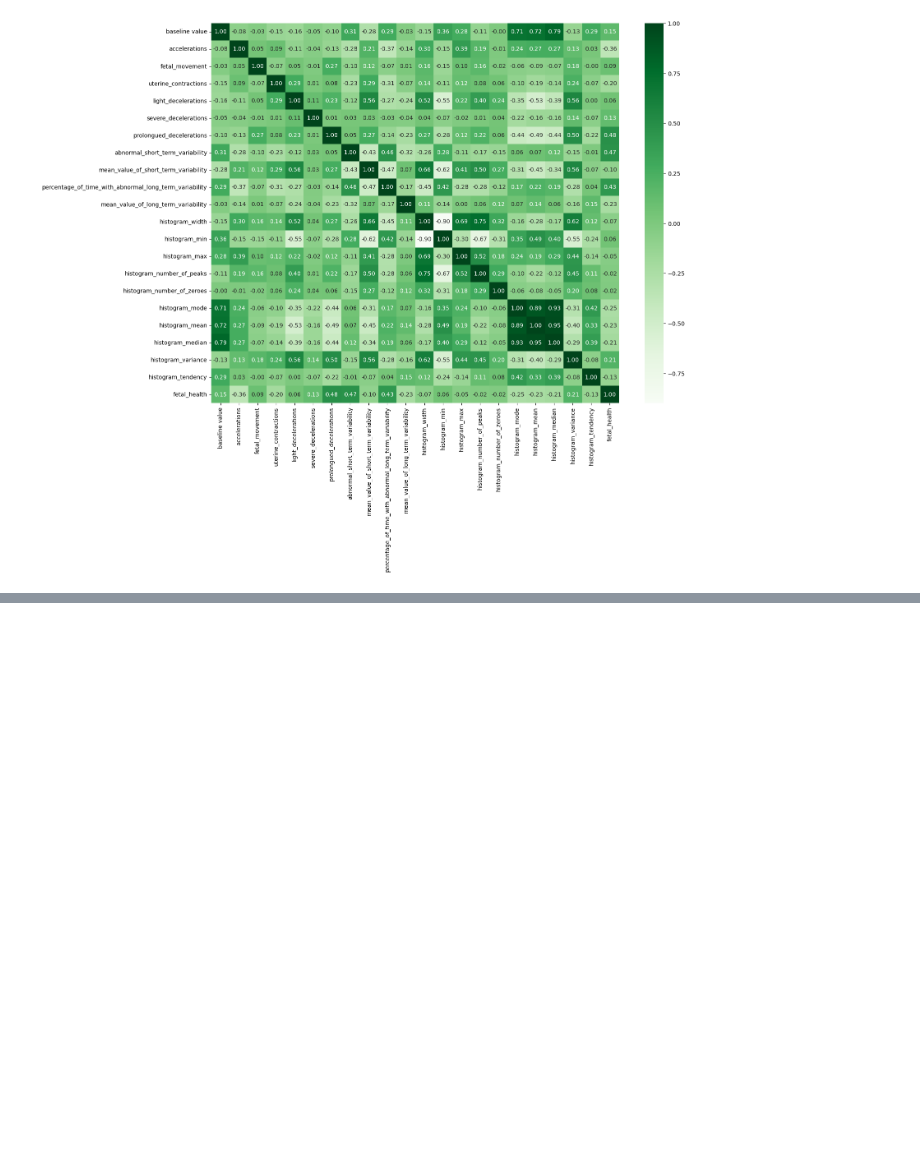
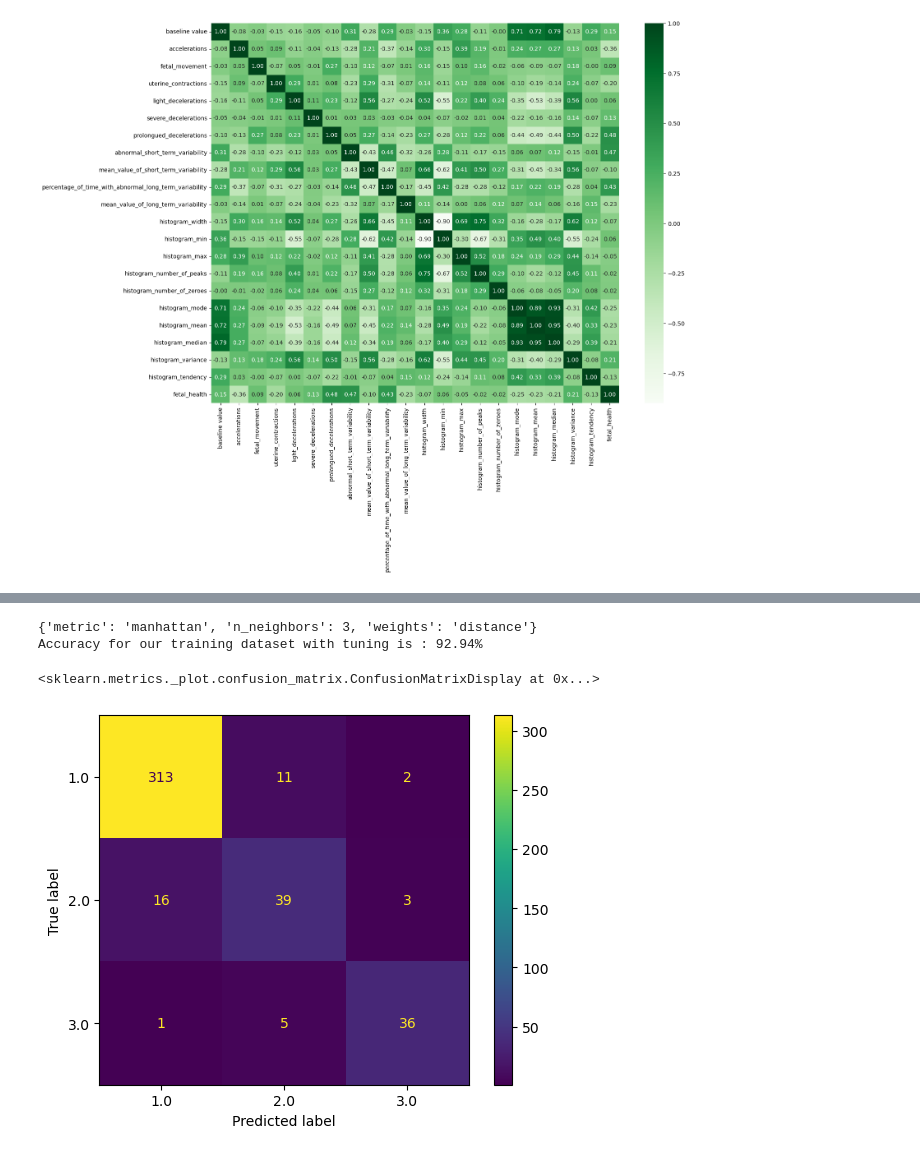
Before and after one commit to AdrianGuzniczak/kaggle-notebooks, a Jupyter notebook: Fetal Health Classification/Fetal health classification models.ipynb, the cells around one changed output, grey strips where cells are left out. Cells and saved outputs as stored; diff of their text form; code cells hidden in the pictures; blank space fills up the shorter version.

```diff
--- a/Fetal Health Classification/Fetal health classification models.ipynb
+++ b/Fetal Health Classification/Fetal health classification models.ipynb
@@ -137,0 +249,7 @@ Best features : Index(['baseline value', 'accelerations', 'uterine_contractions'
+# %%
+param_grid = { 'n_neighbors' : [i for i in range(1,9)],
+               'weights' : ['uniform','distance'],
+               'metric' : ['minkowski','euclidean','manhattan']}
+# %%
+grid = GridSearchCV(KNeighborsClassifier(), param_grid, refit = True, verbose = 3)
+grid.fit(x_train, y_train.values.ravel())
@@ -137,0 +279,12 @@ Best features : Index(['baseline value', 'accelerations', 'uterine_contractions'
+# %%
+print(grid.best_params_)
+accuracy = grid.best_score_ *100
+print("Accuracy for our training dataset with tuning is : {:.2f}%".format(accuracy) )
+# %% [output]
+{'metric': 'manhattan', 'n_neighbors': 3, 'weights': 'distance'}
+Accuracy for our training dataset with tuning is : 92.94%
+# %%
+ConfusionMatrixDisplay.from_estimator(grid.best_estimator_, x_test, y_test)
+# %% [output]
+<sklearn.metrics._plot.confusion_matrix.ConfusionMatrixDisplay at 0x...>
+[figure, added]
```
Also changed, not shown: parts of 27 cells of this notebook.
